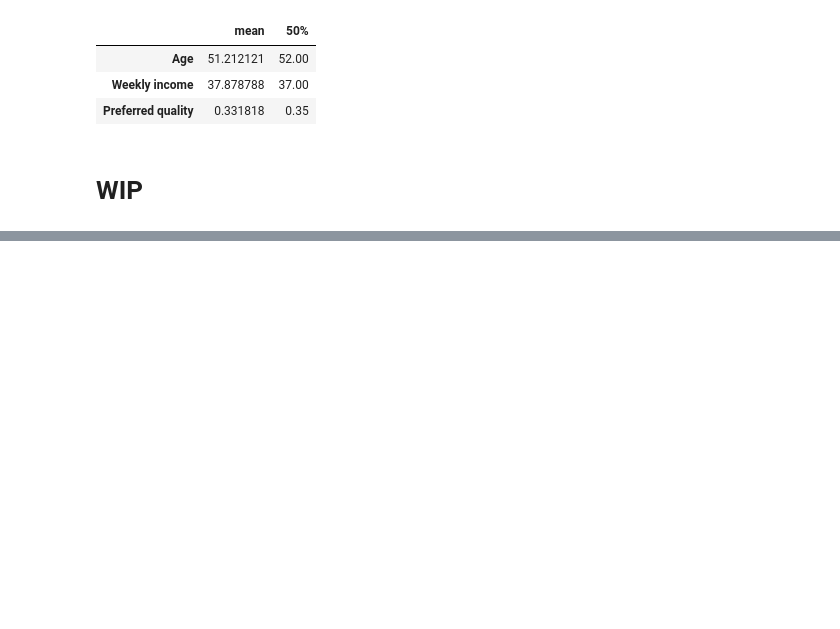
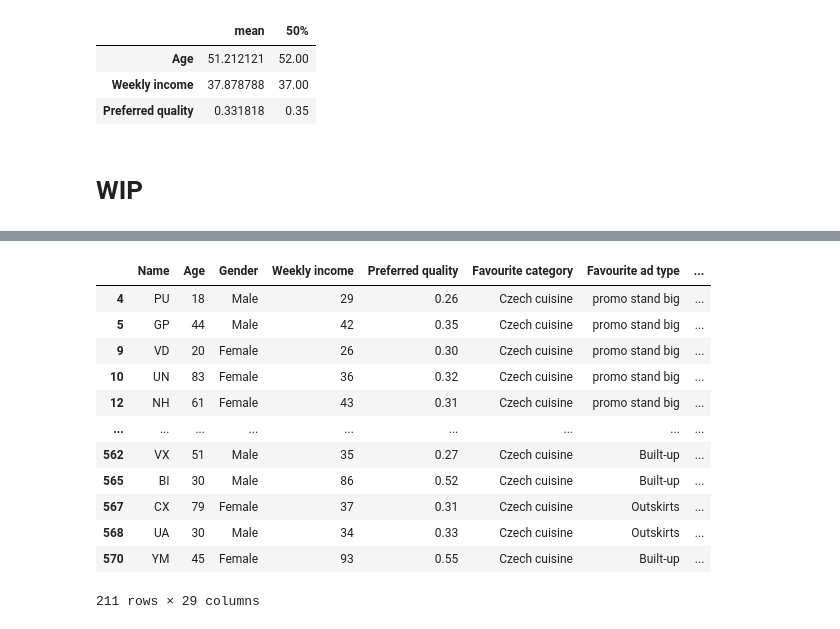
Before and after one commit to utikpuhlik/minimum, a Jupyter notebook: main.ipynb, the cells around one changed output, grey strips where cells are left out. Drawn from its saved outputs; the diff is of its cells as text; code cells hidden in the pictures; blank space fills up the shorter version.

```diff
--- a/main.ipynb
+++ b/main.ipynb
@@ -310,0 +290,18 @@ asian.iplot(
+# %%
+czz = demography[demography['Favourite category'] == 'Czech cuisine']
+# %%
+czz
+# %% [output]
+|  | Name | Age | Gender | Weekly income | Preferred quality | Favourite category | Favourite ad type | ... |
+| 4 | PU | 18 | Male | 29 | 0.26 | Czech cuisine | promo stand big | ... |
+| 5 | GP | 44 | Male | 42 | 0.35 | Czech cuisine | promo stand big | ... |
+| 9 | VD | 20 | Female | 26 | 0.30 | Czech cuisine | promo stand big | ... |
+| 10 | UN | 83 | Female | 36 | 0.32 | Czech cuisine | promo stand big | ... |
+| 12 | NH | 61 | Female | 43 | 0.31 | Czech cuisine | promo stand big | ... |
+| ... | ... | ... | ... | ... | ... | ... | ... | ... |
+| 562 | VX | 51 | Male | 35 | 0.27 | Czech cuisine | Built-up | ... |
+| 565 | BI | 30 | Male | 86 | 0.52 | Czech cuisine | Built-up | ... |
+| 567 | CX | 79 | Female | 37 | 0.31 | Czech cuisine | Outskirts | ... |
+| 568 | UA | 30 | Male | 34 | 0.33 | Czech cuisine | Outskirts | ... |
+| 570 | YM | 45 | Female | 93 | 0.55 | Czech cuisine | Built-up | ... |
+211 rows × 29 columns
```
Also changed, not shown: parts of 19 cells of this notebook, 1 other file.
